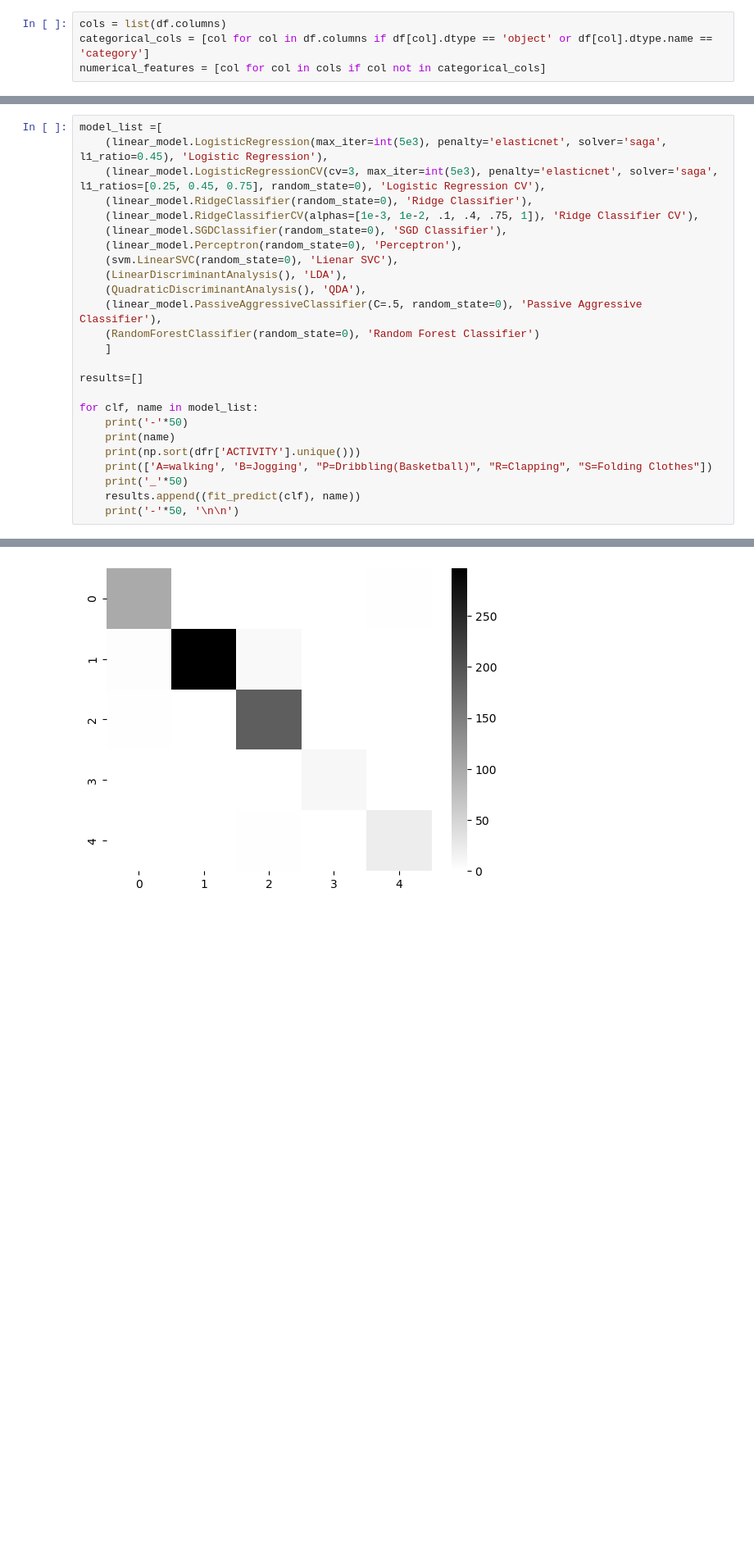
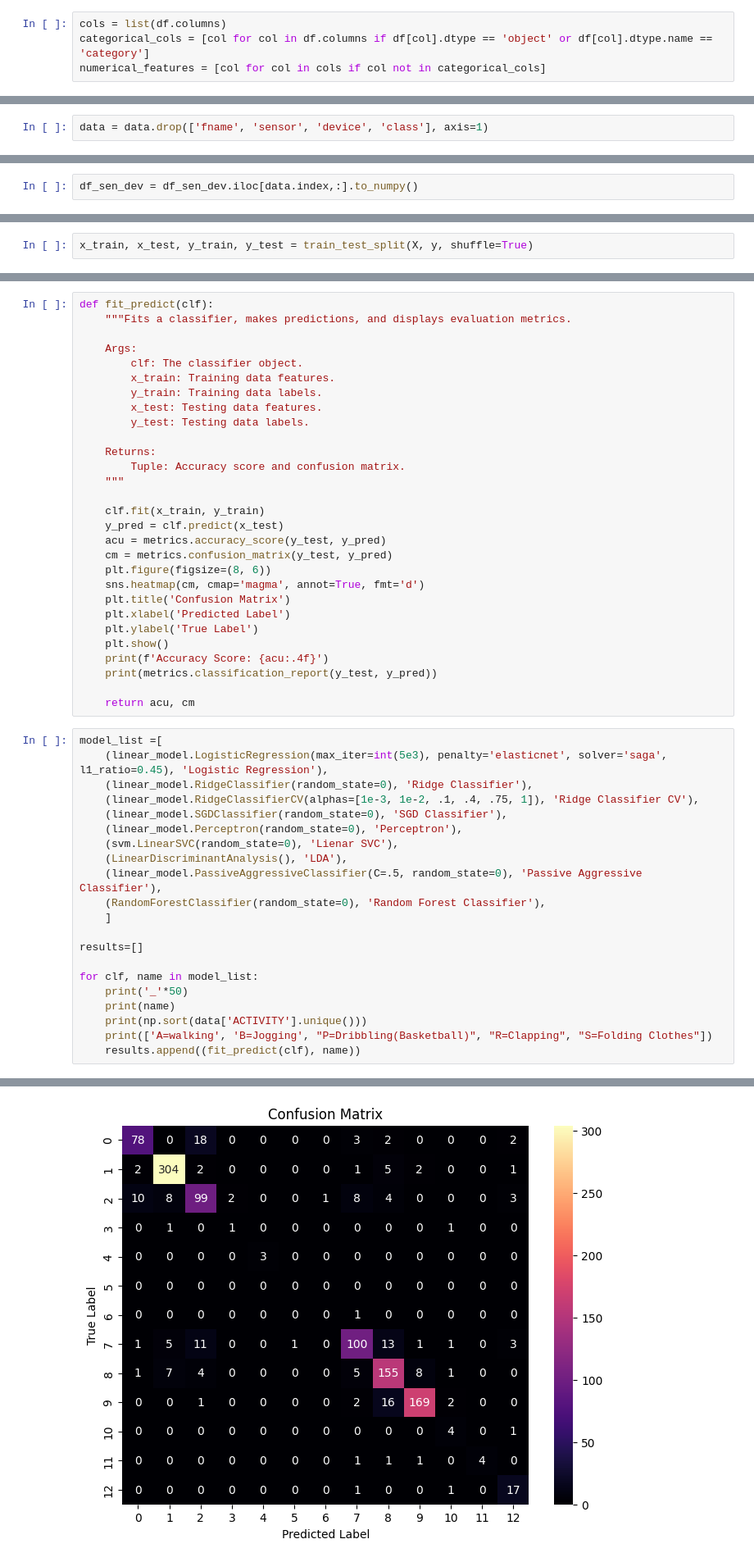
Before and after one commit to ariahosseini/TradML, a Jupyter notebook: SciKitLearn_02_ProjTwo_Supverised_Clf.ipynb, the cells around one changed output, grey strips where cells are left out. Shown at 82% size. Cells and saved outputs as stored; diff of their text form; blank space fills up the shorter version.

```diff
--- a/SciKitLearn_02_ProjTwo_Supverised_Clf.ipynb
+++ b/SciKitLearn_02_ProjTwo_Supverised_Clf.ipynb
@@ -540,0 +323,2 @@ print(x_train.shape, x_test.shape)
+# %%
+data = data.drop(['fname', 'sensor', 'device', 'class'], axis=1)
@@ -540,0 +373,2 @@ print(x_train.shape, x_test.shape)
+# %%
+df_sen_dev = df_sen_dev.iloc[data.index,:].to_numpy()
@@ -541,3 +405,5 @@ print(x_train.shape, x_test.shape)
+# %%
+x_train, x_test, y_train, y_test = train_test_split(X, y, shuffle=True)
 # %%
 def fit_predict(clf):
     clf.fit(x_train, y_train)
@@ -551,29 +417,54 @@ def fit_predict(clf):
     print(cm)
     print(metrics.classification_report(y_test, y_pred))
     return acu, cm
+# %%
+def fit_predict(clf):
+    """Fits a classifier, makes predictions, and displays evaluation metrics.
+
+    Args:
+        clf: The classifier object.
+        x_train: Training data features.
+        y_train: Training data labels.
+        x_test: Testing data features.
+        y_test: Testing data labels.
+
+    Returns:
+        Tuple: Accuracy score and confusion matrix.
+    """
+
+    clf.fit(x_train, y_train)
+    y_pred = clf.predict(x_test)
+    acu = metrics.accuracy_score(y_test, y_pred)
+    cm = metrics.confusion_matrix(y_test, y_pred)
+    plt.figure(figsize=(8, 6))
+    sns.heatmap(cm, cmap='magma', annot=True, fmt='d')
+    plt.title('Confusion Matrix')
+    plt.xlabel('Predicted Label')
+    plt.ylabel('True Label')
+    plt.show()
+    print(f'Accuracy Score: {acu:.4f}')
+    print(metrics.classification_report(y_test, y_pred))
+
+    return acu, cm
 # %%
 model_list =[
     (linear_model.LogisticRegression(max_iter=int(5e3), penalty='elasticnet', solver='saga', l1_ratio=0.45), 'Logistic Regression'),
-    (linear_model.LogisticRegressionCV(cv=3, max_iter=int(5e3), penalty='elasticnet', solver='saga', l1_ratios=[0.25, 0.45, 0.75], random_state=0), 'Logistic Regression CV'),
     (linear_model.RidgeClassifier(random_state=0), 'Ridge Classifier'),
     (linear_model.RidgeClassifierCV(alphas=[1e-3, 1e-2, .1, .4, .75, 1]), 'Ridge Classifier CV'),
     (linear_model.SGDClassifier(random_state=0), 'SGD Classifier'),
     (linear_model.Perceptron(random_state=0), 'Perceptron'),
     (svm.LinearSVC(random_state=0), 'Lienar SVC'),
     (LinearDiscriminantAnalysis(), 'LDA'),
-    (QuadraticDiscriminantAnalysis(), 'QDA'),
     (linear_model.PassiveAggressiveClassifier(C=.5, random_state=0), 'Passive Aggressive Classifier'),
-    (RandomForestClassifier(random_state=0), 'Random Forest Classifier')
+    (RandomForestClassifier(random_state=0), 'Random Forest Classifier'),
     ]
 
 results=[]
 
 for clf, name in model_list:
-    print('-'*50)
+    print('_'*50)
     print(name)
-    print(np.sort(dfr['ACTIVITY'].unique()))
+    print(np.sort(data['ACTIVITY'].unique()))
     print(['A=walking', 'B=Jogging', "P=Dribbling(Basketball)", "R=Clapping", "S=Folding Clothes"])
-    print('_'*50)
     results.append((fit_predict(clf), name))
-    print('-'*50, '\n\n')
 # %% [output]
@@ -586 +475 @@ accuracy score: 0.9655
-[figure, old version]
+[figure, new version]
```
Also changed, not shown: parts of 60 cells of this notebook.
